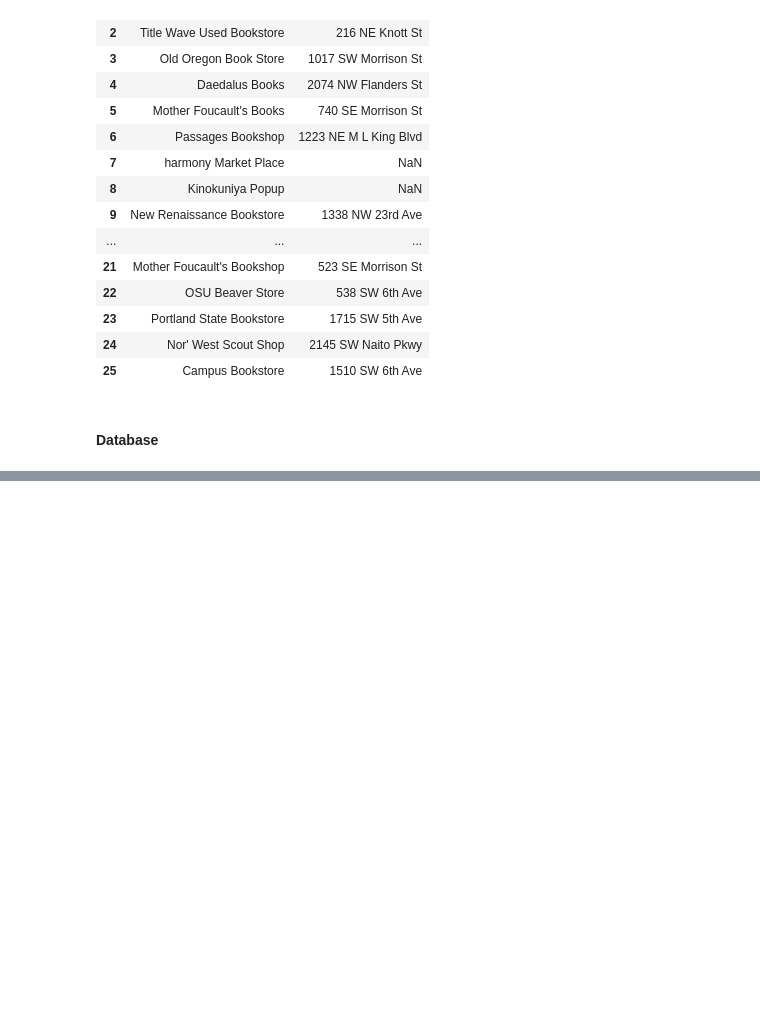
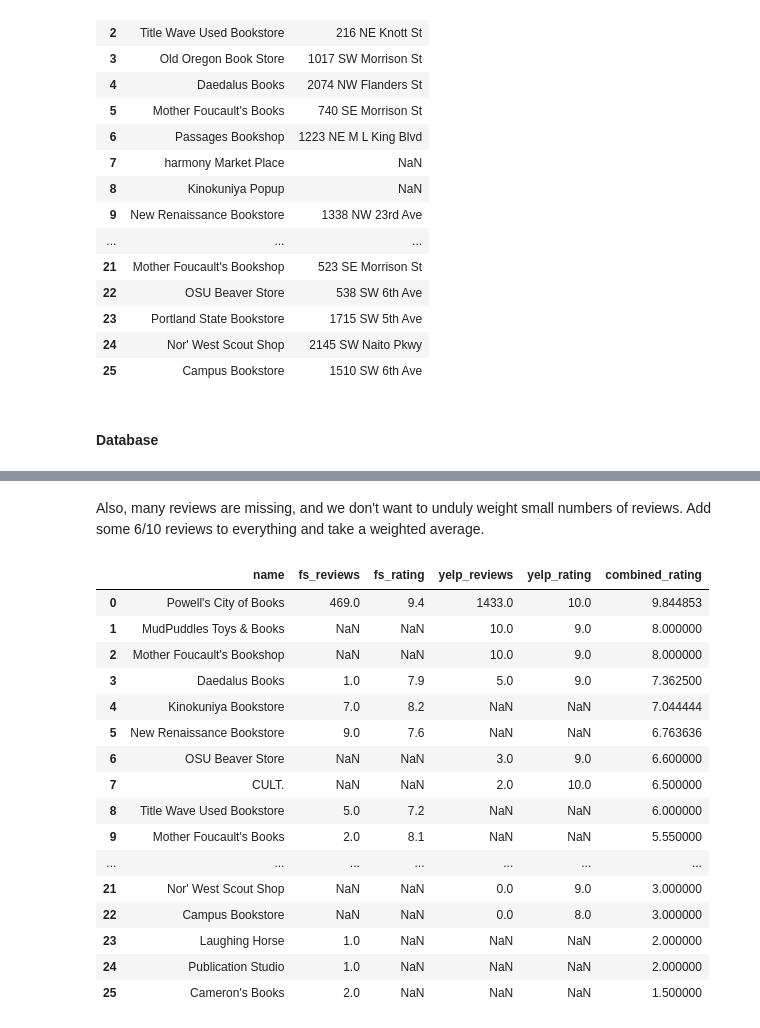
Before and after one commit to def-gthill/mini-project-places, a Jupyter notebook: places.ipynb, the cells around one changed output, grey strips where cells are left out. Cells and saved outputs as stored; diff of their text form; code cells hidden in the pictures; blank space fills up the shorter version.

```diff
--- a/places.ipynb
+++ b/places.ipynb
@@ -311,11 +311,6 @@ def execute(connection, query):
     except sq.Error:
         connection.rollback()
         raise
-# %%
-def select(connection, query):
-    cursor = connection.cursor()
-    cursor.execute(query)
-    return cursor.fetchall()
 # %%
 execute(connection, """
 create table places(
@@ -348,0 +407,9 @@ create table place_site_entries(
+# %%
+reviews = """
+select rev.place_id, sites.name,
+rev.review_count / case when sites.name = 'yelp' then 3 else 1 end as review_count,
+rev.rating * case when sites.name = 'yelp' then 2 else 1 end as rating
+from place_site_entries rev
+join review_sites sites on sites.id = rev.site_id
+"""
+pd.read_sql(reviews, connection)
@@ -348,0 +434,41 @@ create table place_site_entries(
+# %% [markdown]
+Also, many reviews are missing, and we don't want to unduly weight small numbers of reviews. Add some 6/10 reviews to everything and take a weighted average.
+# %%
+dummy_rating = 6.0
+dummy_reviews = 2
+# %%
+pd.read_sql(f"""
+with reviews as (
+{reviews}
+)
+
+select p.name,
+fs.review_count as fs_reviews, fs.rating as fs_rating,
+yelp.review_count as yelp_reviews, yelp.rating as yelp_rating,
+(
+    coalesce(fs.review_count * fs.rating, 0) +
+    coalesce(yelp.review_count * yelp.rating, 0) + {dummy_rating}
+) / (coalesce(fs.review_count, 0) + coalesce(yelp.review_count, 0) + {dummy_reviews}) as combined_rating
+from places p
+left join reviews fs on fs.place_id = p.id and fs.name = 'foursquare'
+left join reviews yelp on yelp.place_id = p.id and yelp.name = 'yelp'
+order by combined_rating desc
+""", connection)
+# %% [output]
+|  | name | fs_reviews | fs_rating | yelp_reviews | yelp_rating | combined_rating |
+| 0 | Powell's City of Books | 469.0 | 9.4 | 1433.0 | 10.0 | 9.844853 |
+| 1 | MudPuddles Toys & Books | NaN | NaN | 10.0 | 9.0 | 8.000000 |
+| 2 | Mother Foucault's Bookshop | NaN | NaN | 10.0 | 9.0 | 8.000000 |
+| 3 | Daedalus Books | 1.0 | 7.9 | 5.0 | 9.0 | 7.362500 |
+| 4 | Kinokuniya Bookstore | 7.0 | 8.2 | NaN | NaN | 7.044444 |
+| 5 | New Renaissance Bookstore | 9.0 | 7.6 | NaN | NaN | 6.763636 |
+| 6 | OSU Beaver Store | NaN | NaN | 3.0 | 9.0 | 6.600000 |
+| 7 | CULT. | NaN | NaN | 2.0 | 10.0 | 6.500000 |
+| 8 | Title Wave Used Bookstore | 5.0 | 7.2 | NaN | NaN | 6.000000 |
+| 9 | Mother Foucault's Books | 2.0 | 8.1 | NaN | NaN | 5.550000 |
+| ... | ... | ... | ... | ... | ... | ... |
+| 21 | Nor' West Scout Shop | NaN | NaN | 0.0 | 9.0 | 3.000000 |
+| 22 | Campus Bookstore | NaN | NaN | 0.0 | 8.0 | 3.000000 |
+| 23 | Laughing Horse | 1.0 | NaN | NaN | NaN | 2.000000 |
+| 24 | Publication Studio | 1.0 | NaN | NaN | NaN | 2.000000 |
+| 25 | Cameron's Books | 2.0 | NaN | NaN | NaN | 1.500000 |
```
Also changed, not shown: parts of 13 cells of this notebook, 1 other file.
